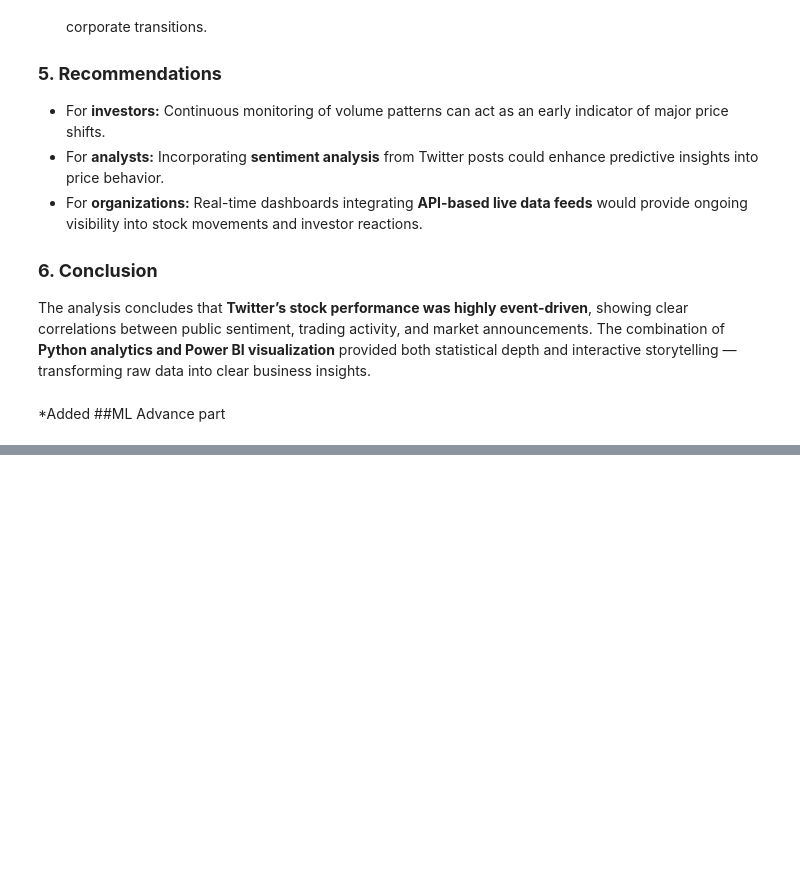
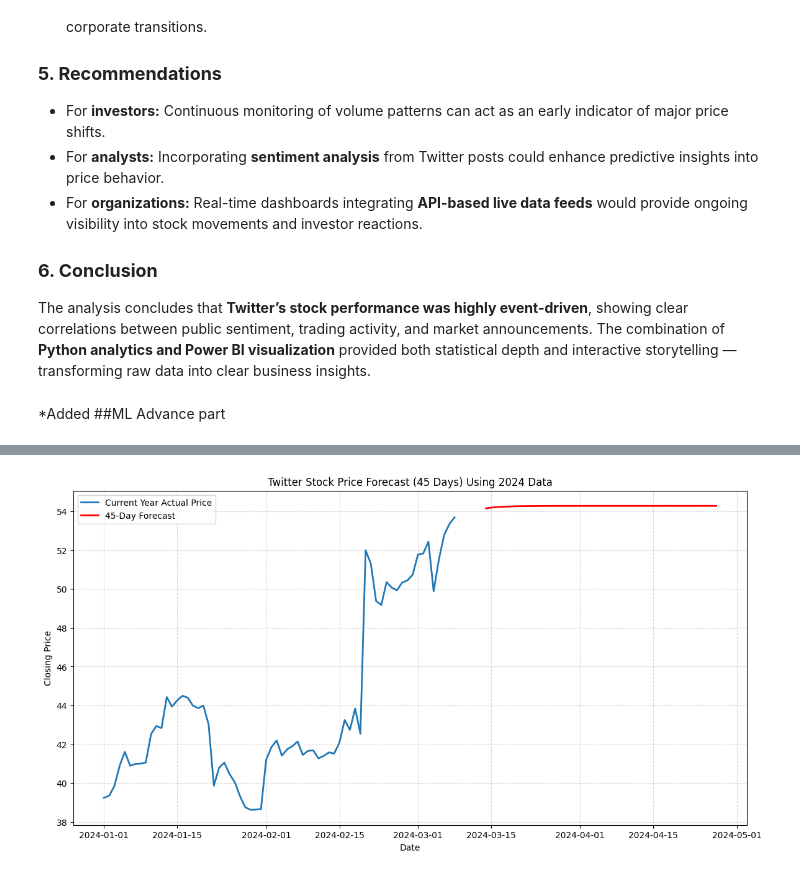
Before and after one commit to SachinGunjal001/Twitter-stock-Market-Python-Analysis, a Jupyter notebook: Twitter_Stocks_Python.ipynb, the cells around one changed output, grey strips where cells are left out. Drawn from its saved outputs; the diff is of its cells as text; code cells hidden in the pictures; blank space fills up the shorter version.

```diff
--- a/Twitter_Stocks_Python.ipynb
+++ b/Twitter_Stocks_Python.ipynb
@@ -375,0 +438,43 @@ The combination of **Python analytics and Power BI visualization** provided both
+# %%
+import pandas as pd
+import matplotlib.pyplot as plt
+from statsmodels.tsa.arima.model import ARIMA
+
+# Load dataset
+df = pd.read_excel("TWTR.xlsx")
+
+# Convert date
+df['Date'] = pd.to_datetime(df['Date'])
+df = df.sort_values(by='Date')
+
+# Extract the current year automatically
+current_year = df['Date'].dt.year.max()
+
+df_year = df[df['Date'].dt.year == current_year]
+
+# Use closing price only
+close = df_year.set_index('Date')['Close']
+
+# Build ARIMA model for current-year data
+model = ARIMA(close, order=(5,1,2))
+model_fit = model.fit()
+
+# ---- FORECAST LENGTH ----
+forecast_days = 45     # Change to 90, 180, 365 as you want
+forecast = model_fit.forecast(steps=forecast_days)
+
+# Plotting
+plt.figure(figsize=(14,7))
+
+plt.plot(close.index, close, label='Current Year Actual Price', linewidth=2)
+plt.plot(forecast.index, forecast, label=f'{forecast_days}-Day Forecast', color='red', linewidth=2)
+
+plt.title(f"Twitter Stock Price Forecast ({forecast_days} Days) Using {current_year} Data")
+plt.xlabel("Date")
+plt.ylabel("Closing Price")
+plt.grid(True, linestyle='--', alpha=0.5)
+plt.legend()
+
+plt.show()
+# %% [output]
+[figure, added]
```
Also changed, not shown: parts of 2 cells of this notebook.
